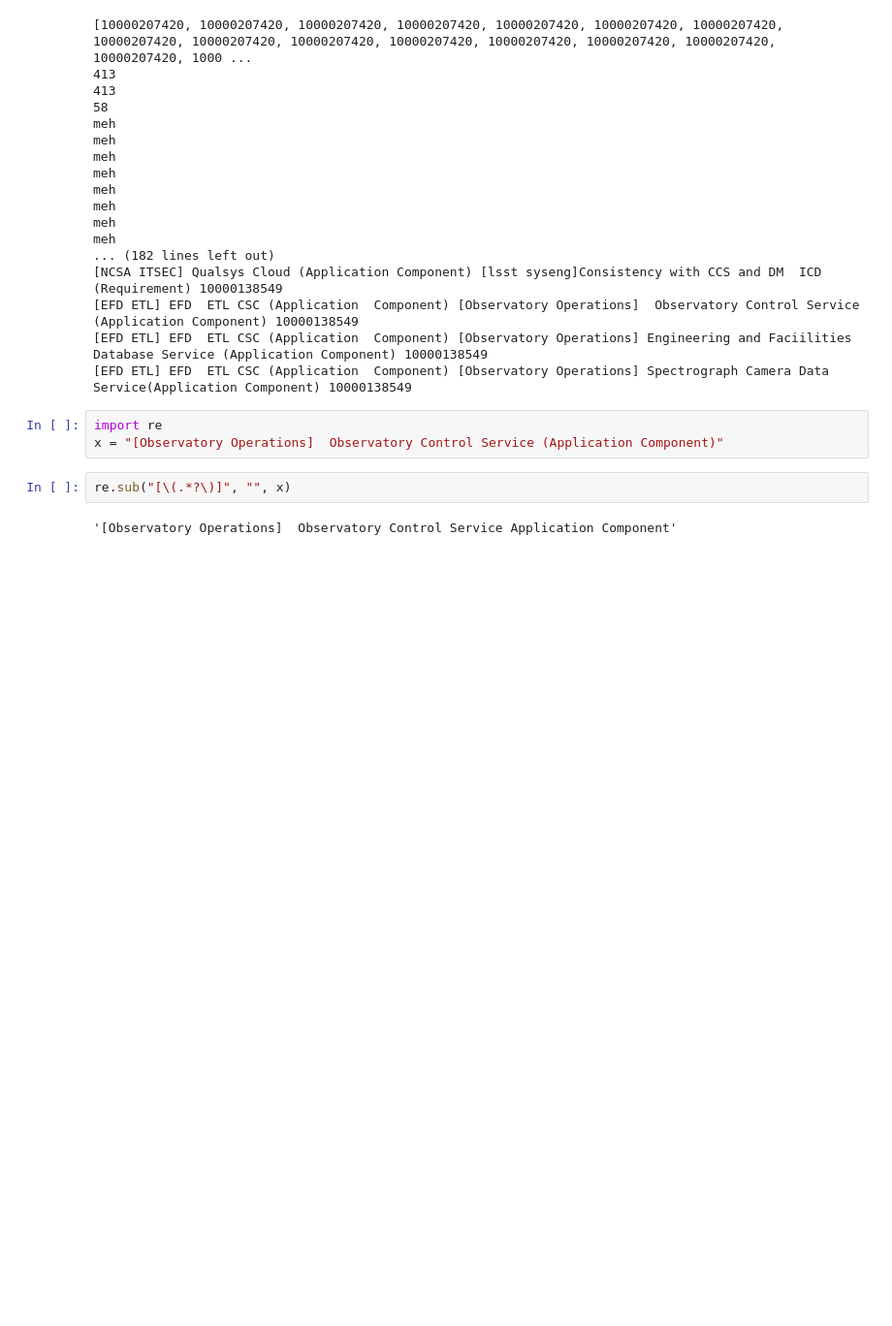
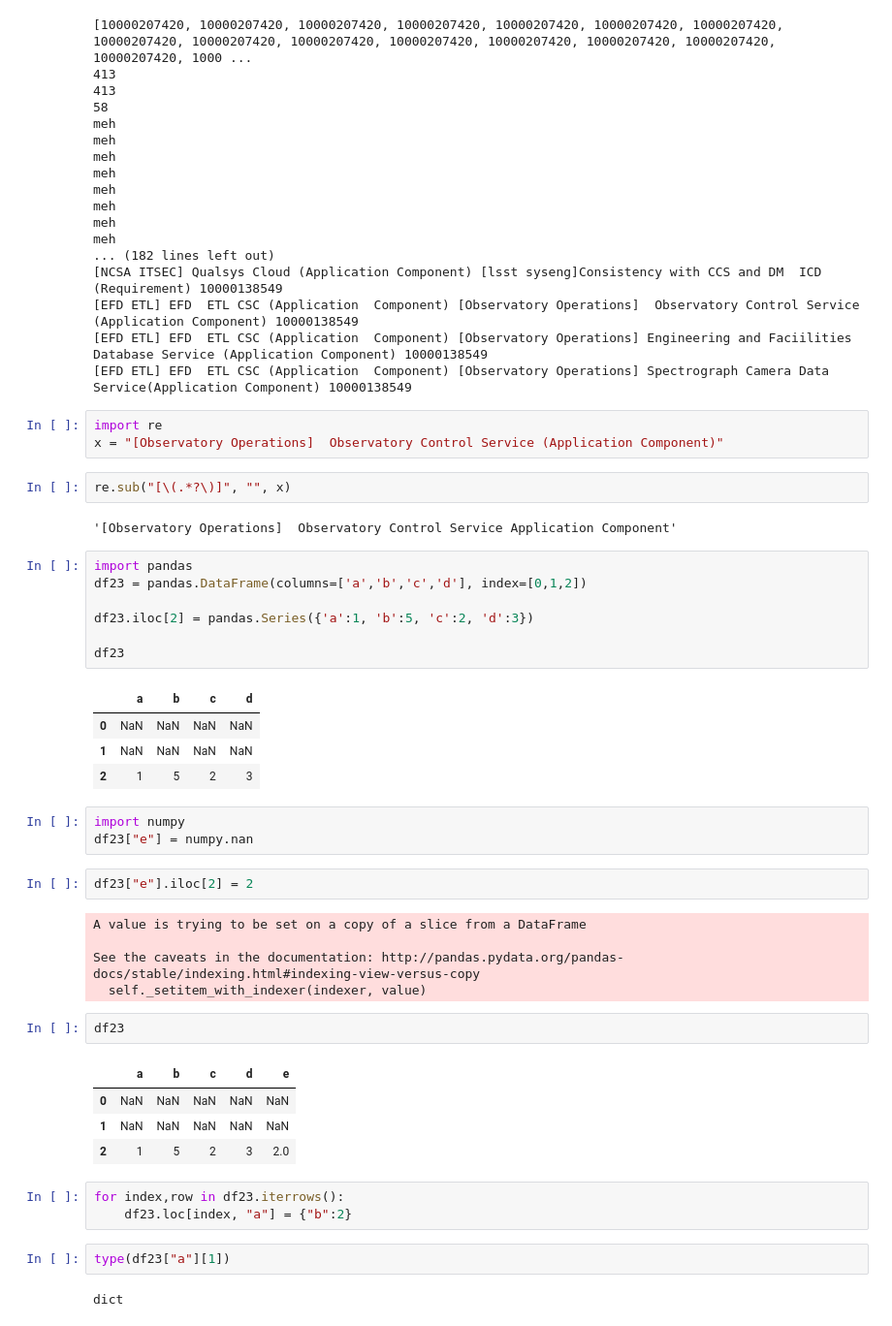
Before and after one commit to audreykoz/freshservice, a Jupyter notebook: csv2db.ipynb, the cells around one changed output. Shown: that part at 97% size. Cells and saved outputs as stored; diff of their text form; blank space fills up the shorter version.

```diff
--- a/csv2db.ipynb
+++ b/csv2db.ipynb
@@ -755,3 +755,39 @@ x = "[Observatory Operations]  Observatory Control Service (Application Componen
 re.sub("[\(.*?\)]", "", x)
 # %% [output]
 '[Observatory Operations]  Observatory Control Service Application Component'
+# %%
+import pandas
+df23 = pandas.DataFrame(columns=['a','b','c','d'], index=[0,1,2])
+
+df23.iloc[2] = pandas.Series({'a':1, 'b':5, 'c':2, 'd':3})
+
+df23
+# %% [output]
+|  | a | b | c | d |
+| 0 | NaN | NaN | NaN | NaN |
+| 1 | NaN | NaN | NaN | NaN |
+| 2 | 1 | 5 | 2 | 3 |
+# %%
+import numpy
+df23["e"] = numpy.nan
+# %%
+df23["e"].iloc[2] = 2
+# %% [output]
+A value is trying to be set on a copy of a slice from a DataFrame
+
+See the caveats in the documentation: http://pandas.pydata.org/pandas-docs/stable/indexing.html#indexing-view-versus-copy
+  self._setitem_with_indexer(indexer, value)
+# %%
+df23
+# %% [output]
+|  | a | b | c | d | e |
+| 0 | NaN | NaN | NaN | NaN | NaN |
+| 1 | NaN | NaN | NaN | NaN | NaN |
+| 2 | 1 | 5 | 2 | 3 | 2.0 |
+# %%
+for index,row in df23.iterrows():
+    df23.loc[index, "a"] = {"b":2}
+# %%
+type(df23["a"][1])
+# %% [output]
+dict
```
Also changed, not shown: parts of 2 cells of this notebook, 1 other file.
